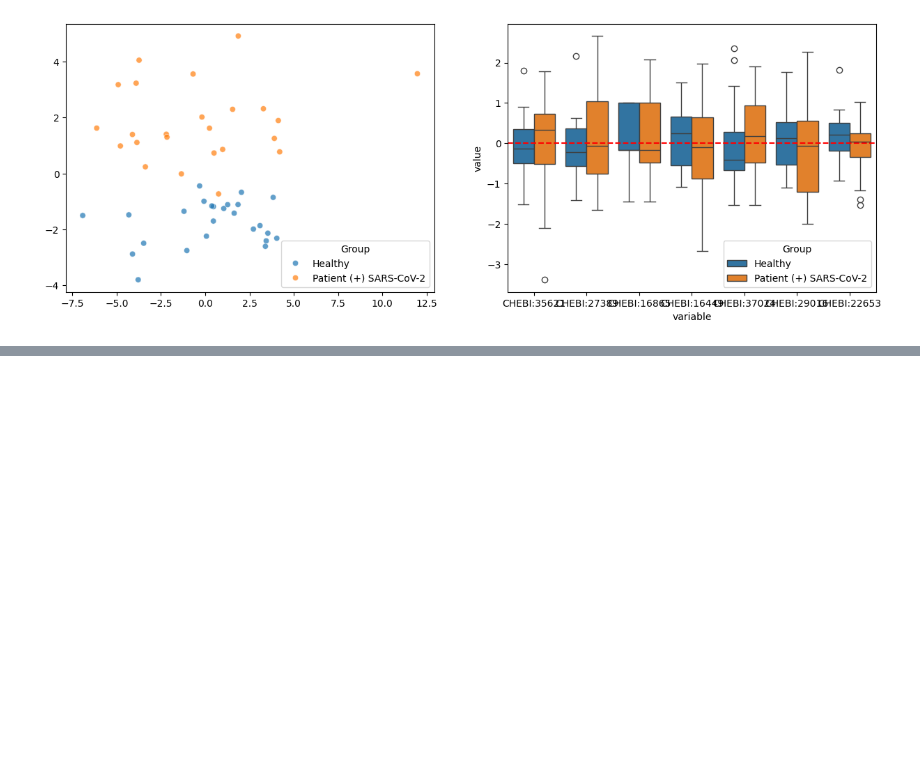
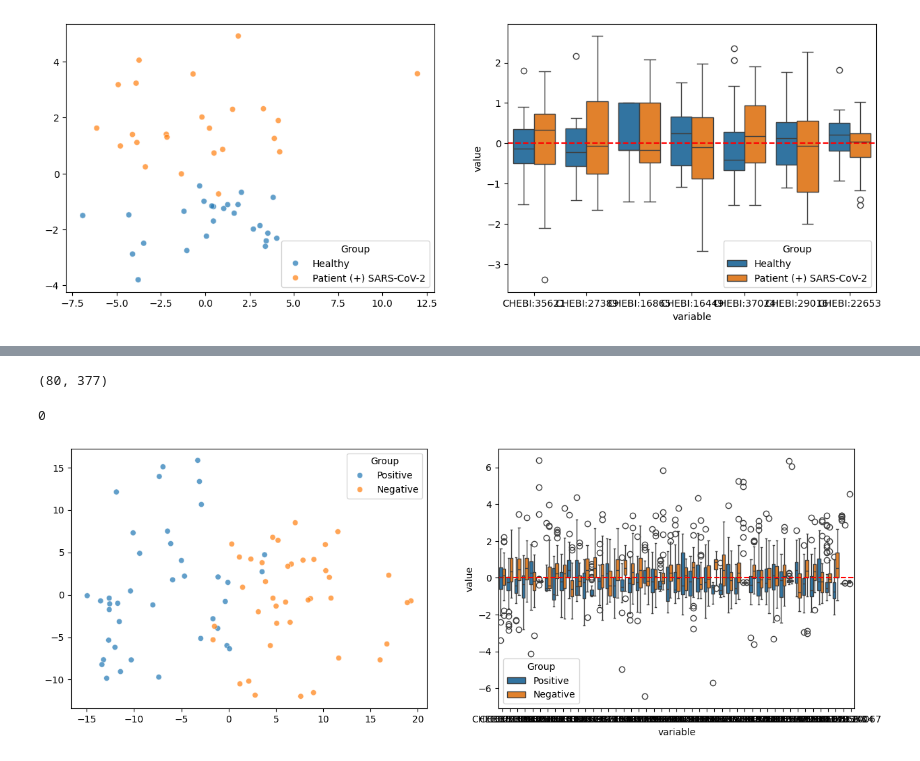
Before and after one commit to cwieder/MetHDN, a Jupyter notebook: MetDMN/process.ipynb, the cells around one changed output, grey strips where cells are left out. Drawn from its saved outputs; the diff is of its cells as text; code cells hidden in the pictures; blank space fills up the shorter version.

```diff
--- a/MetDMN/process.ipynb
+++ b/MetDMN/process.ipynb
@@ -191,0 +376,7 @@ s2014.plot_qc()
+# %%
+s2224 = MTBLSDataset(
+    file_path = 'Studies/MTBLS2224',
+    id = 'MTBLS2224',
+    node_name = 'MTBLS2224',
+    md_group = 'Factor Value[COVID Infection]',
+    md_filter = ['Positive', 'Negative'])
@@ -191,0 +401,9 @@ s2014.plot_qc()
+# %%
+s2224.processed_data.shape
+# %% [output]
+(80, 377)
+# %%
+s2224.plot_qc()
+# %% [output]
+0
+[figure, added]
```
Also changed, not shown: parts of 25 cells of this notebook, 2 other files.
